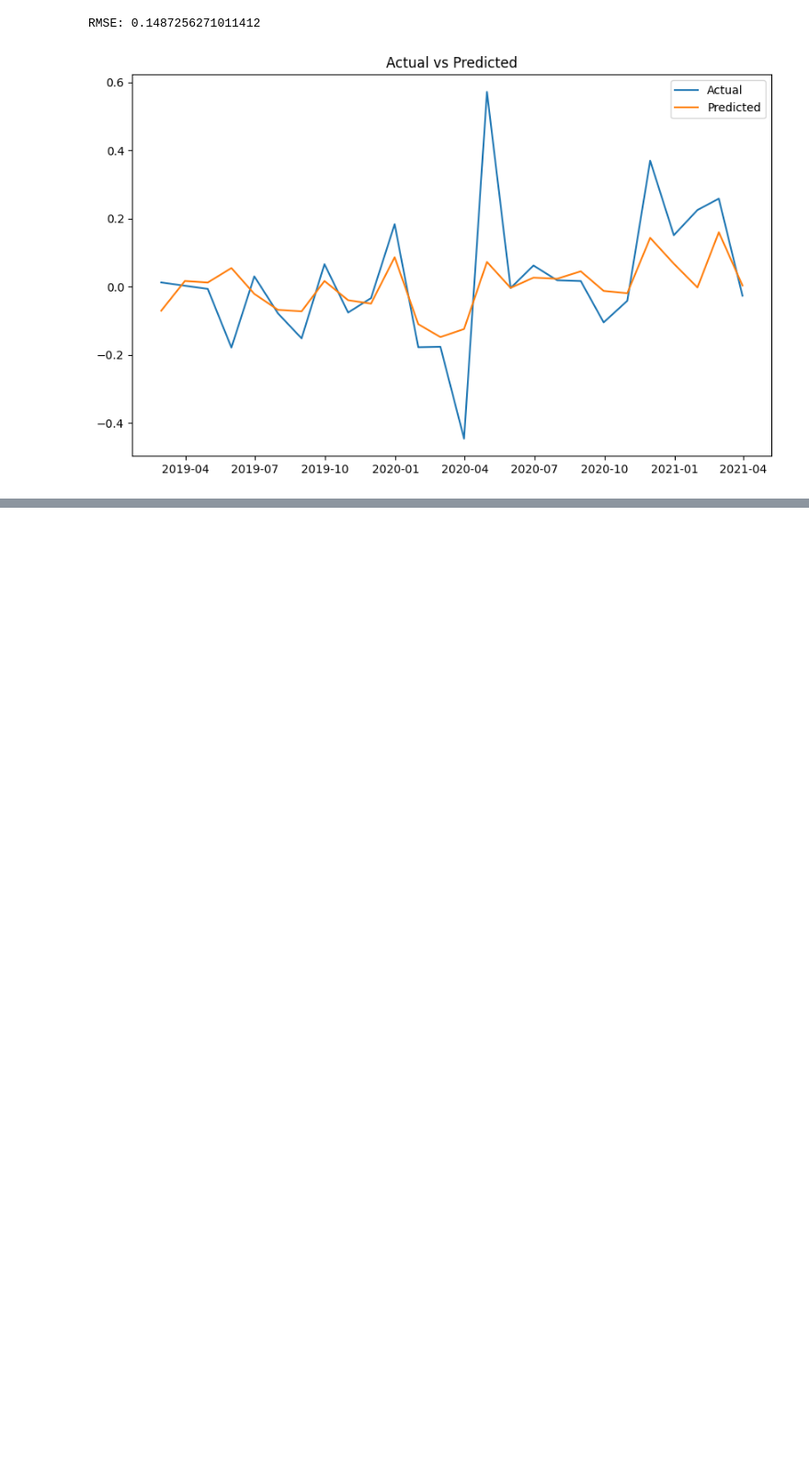
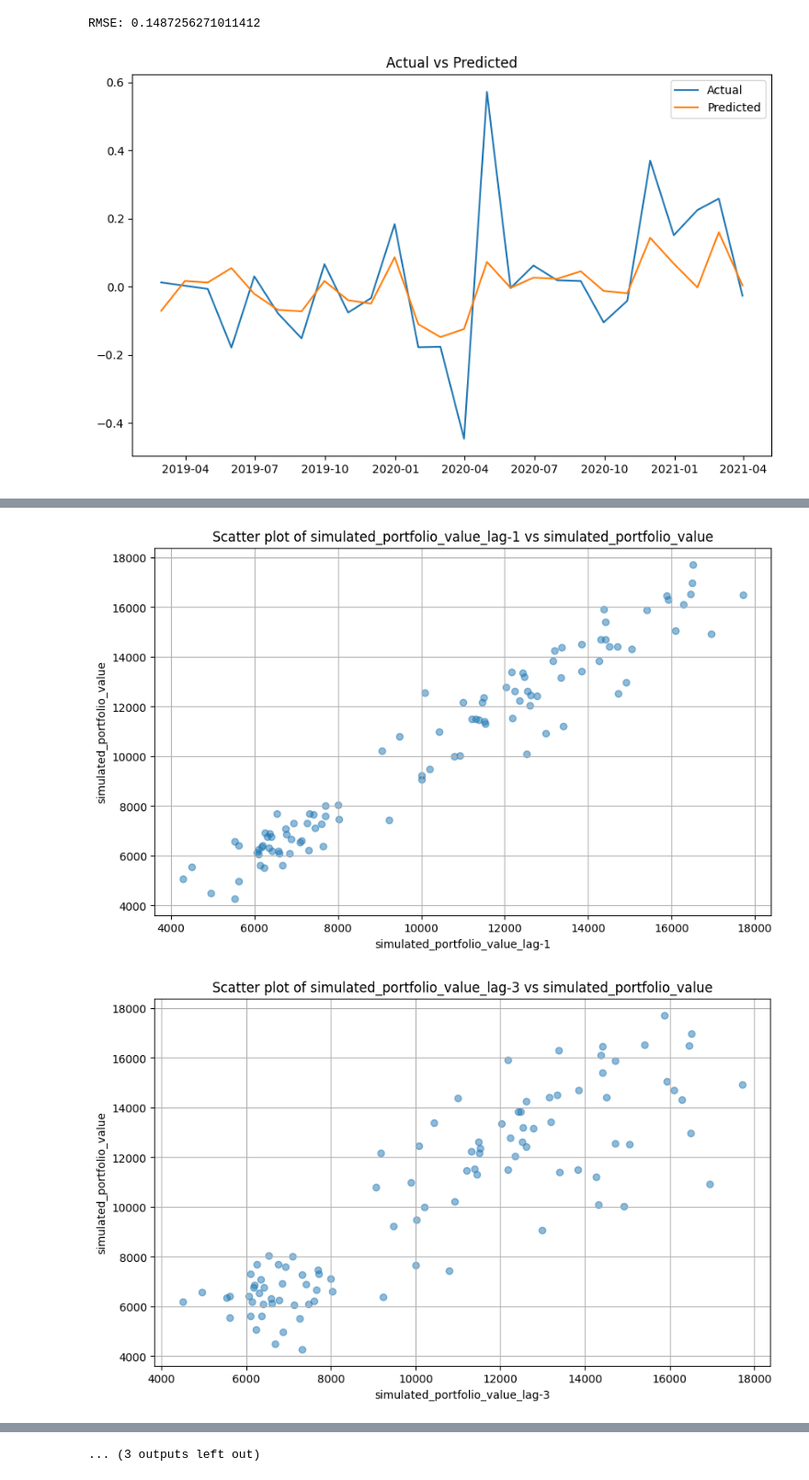
Before and after one commit to Marcello1099/uva-msc-ds-thesis, a Jupyter notebook: eda_energy.ipynb, the cells around one changed output, grey strips where cells are left out. Shown at 92% size. Drawn from its saved outputs; the diff is of its cells as text; code cells hidden in the pictures; blank space fills up the shorter version.

```diff
--- a/eda_energy.ipynb
+++ b/eda_energy.ipynb
@@ -387,0 +466,48 @@ mean_squared_error(y_test, model.predict(X_test))
+# %%
+import pandas as pd
+import matplotlib.pyplot as plt
+
+# Assuming df is the cleaned and sorted DataFrame with necessary columns
+
+# List of predictors with their respective lags
+predictors = {
+    'simulated_portfolio_value': [-1, -3, -8],
+    'curr_ratio_Median': [0],
+    'short_debt_Median': [-4],
+    'inv_turn_Median': [-1],
+    'GProf_Median': [0],
+    'pe_op_dil_Median': [-1],
+    'divyield_Median': [-1],
+    'ptb_Median': [0],
+    'profit_lct_Median': [0],
+    'PEG_ltgforward_Median': [-1],
+    'debt_capital_Median': [-2],
+    'roa_Median': [0],
+    'PEG_1yrforward_Median': [-3]
+}
+
+lagged_df = df.copy()
+# Shift the dataframe columns by their respective lags
+for predictor, lags in predictors.items():
+    for lag in lags:
+        lagged_df[f'{predictor}_lag{lag}'] = lagged_df[predictor].shift(-lag)
+
+# Drop rows with any NaN values that were created by the shifting
+lagged_df.dropna(inplace=True)
+
+# Define the target variable and feature variables
+target = 'simulated_portfolio_value'
+features = [f'{pred}_lag{lag}' for pred, lags in predictors.items() for lag in lags]
+
+# Create scatter plots for each feature against the target
+for feature in features:
+    plt.figure(figsize=(10, 6))
+    plt.scatter(lagged_df[feature], lagged_df[target], alpha=0.5)
+    plt.title(f'Scatter plot of {feature} vs {target}')
+    plt.xlabel(feature)
+    plt.ylabel(target)
+    plt.grid(True)
+    plt.show()
+# %% [output]
+[figure, added]
+[figure, added]
@@ -387,0 +524 @@ mean_squared_error(y_test, model.predict(X_test))
+... (3 outputs left out)
```
Also changed, not shown: parts of 34 cells of this notebook.
